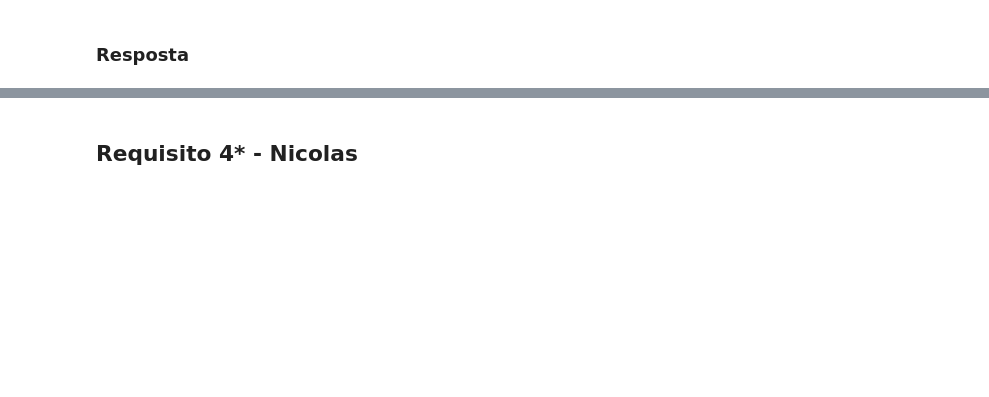
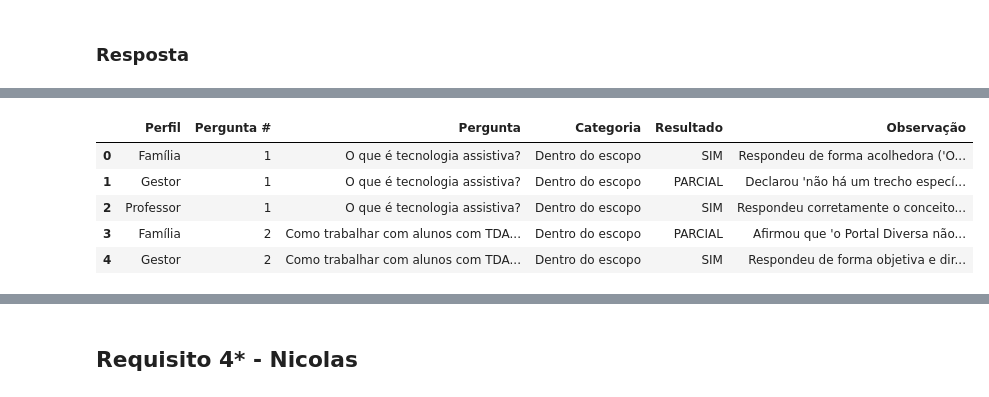
Before and after one commit to joaopmarinho/Assistente-Diversa, a Jupyter notebook: prototipo_funcional_assistente_diversa.ipynb, the cells around one changed output, grey strips where cells are left out. Saved outputs shown, nothing was run; the diff lists cells and outputs as text; code cells hidden in the pictures; blank space fills up the shorter version.

```diff
--- a/prototipo_funcional_assistente_diversa.ipynb
+++ b/prototipo_funcional_assistente_diversa.ipynb
@@ -1045,0 +1221,88 @@ Esperando retorno de Nicolas.
+# %%
+# ════════════════════════════════════════════════════════════════════════════
+# Requisito 3 — Documentação da bateria de testes
+# Lê os resultados de testes/Testes.txt e exibe as tabelas de avaliação.
+# ════════════════════════════════════════════════════════════════════════════
+
+import json
+import pandas as pd
+from pathlib import Path
+from IPython.display import display
+
+# ── 1. Carrega o primeiro bloco JSON do arquivo ───────────────────────────────
+conteudo = Path("testes/Testes.txt").read_text(encoding="utf-8")
+decoder  = json.JSONDecoder()
+dados_testes, _ = decoder.raw_decode(conteudo.strip())
+
+# ── 2. Monta DataFrame com todos os 45 registros ─────────────────────────────
+NOMES = {
+    "perfil_professor": "Professor",
+    "perfil_familia":   "Família",
+    "perfil_gestor":    "Gestor",
+}
+
+registros = []
+for chave, info in dados_testes.items():
+    perfil = NOMES.get(chave, chave)
+    for t in info["testes"]:
+        registros.append({
+            "Perfil":     perfil,
+            "Pergunta #": t["pergunta_numero"],
+            "Pergunta":   t["pergunta"],
+            "Categoria":  t["categoria"],
+            "Resultado":  t["resposta_correta"],
+            "Observação": (t["observacao"][:100] + "…")
+                          if len(t["observacao"]) > 100
+                          else t["observacao"],
+        })
+
+df_testes = pd.DataFrame(registros)
+
+# ── 3. Lista todas as perguntas do Grupo 1 — Dentro do escopo ────────────────
+print("=" * 70)
+print("Perguntas")
+print("   Temas cobertos pelos 20 artigos da base:")
+print("   TEA, TDAH, deficiência visual, AEE, legislação, adaptações curriculares.")
+print("=" * 70)
+
+perguntas_g1 = (
+    df_testes
+    .drop_duplicates(subset=["Pergunta"])
+    [["Pergunta"]]
+    .sort_values("Pergunta")
+    .reset_index(drop=True)
+)
+
+display(perguntas_g1)
+
+# ── 4. Resultados do Grupo 1 por perfil ──────────────────────────────────────
+print()
+print("📊 Resultados por perfil — Grupo 1")
+print("-" * 70)
+
+df_g1 = (
+    df_testes
+    .sort_values(["Pergunta #", "Perfil"])
+    .reset_index(drop=True)
+)
+
+display(df_g1.head(5))
+
+# ── 5. Resumo geral (todos os 45 testes) ─────────────────────────────────────
+print()
+print('Legenda -> sim: respondeu conforme esperado; parcial: alguns erros; não: inviável')
+print()
+print("📊 Resumo geral — 15 perguntas × 3 perfis = 45 testes")
+print("-" * 70)
+
+resumo = (
+    df_testes
+    .groupby(["Perfil", "Resultado"])
+    .size()
+    .unstack(fill_value=0)
+    .reindex(columns=["SIM", "PARCIAL", "NÃO"], fill_value=0)
+)
+resumo["Total"] = resumo.sum(axis=1)
+resumo.loc["Total"] = resumo.sum()
+display(resumo)
+# %% [output]
@@ -1045,0 +1332,6 @@ Esperando retorno de Nicolas.
+|  | Perfil | Pergunta # | Pergunta | Categoria | Resultado | Observação |
+| 0 | Família | 1 | O que é tecnologia assistiva? | Dentro do escopo | SIM | Respondeu de forma acolhedora ('O... |
+| 1 | Gestor | 1 | O que é tecnologia assistiva? | Dentro do escopo | PARCIAL | Declarou 'não há um trecho especí... |
+| 2 | Professor | 1 | O que é tecnologia assistiva? | Dentro do escopo | SIM | Respondeu corretamente o conceito... |
+| 3 | Família | 2 | Como trabalhar com alunos com TDA... | Dentro do escopo | PARCIAL | Afirmou que 'o Portal Diversa não... |
+| 4 | Gestor | 2 | Como trabalhar com alunos com TDA... | Dentro do escopo | SIM | Respondeu de forma objetiva e dir... |
```
Also changed, not shown: parts of 26 cells of this notebook, 2 other files.
